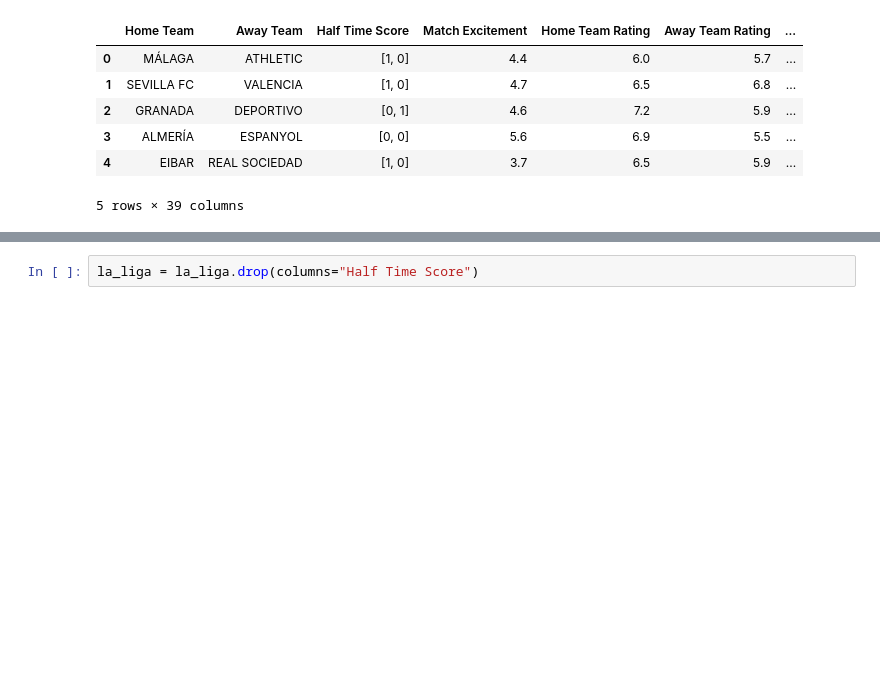
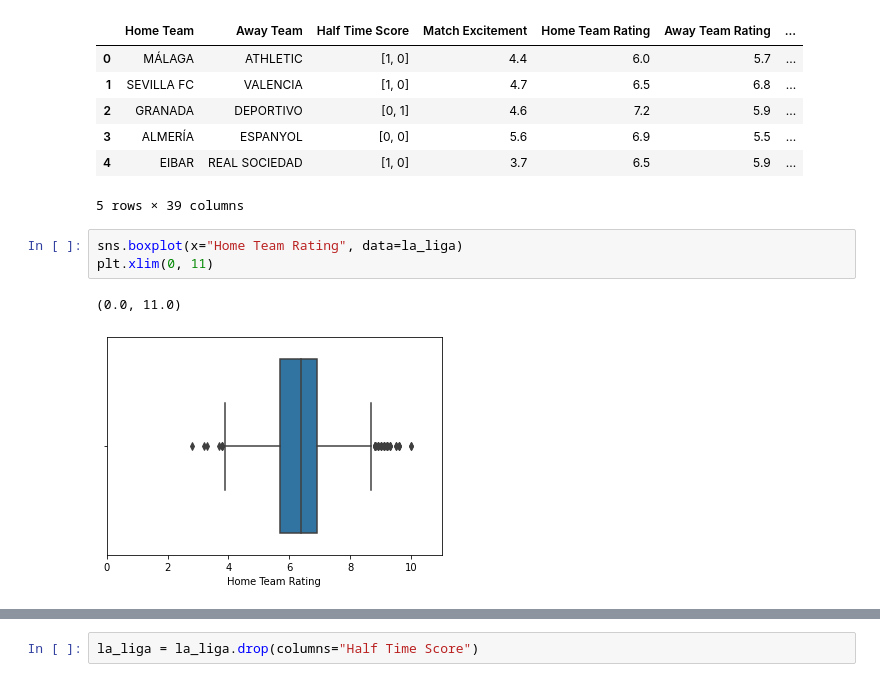
Before and after one commit to janisfroelich/gdv, a Jupyter notebook: la_liga_gdv.ipynb, the cells around one changed output, grey strips where cells are left out. Drawn from its saved outputs; the diff is of its cells as text; blank space fills up the shorter version.

Commit message:
boxplot, disthist

```diff
--- a/la_liga_gdv.ipynb
+++ b/la_liga_gdv.ipynb
@@ -77,3 +77,9 @@ la_liga.head()
 | 3 | ALMERÍA | ESPANYOL | [0, 0] | 5.6 | 6.9 | 5.5 | ... |
 | 4 | EIBAR | REAL SOCIEDAD | [1, 0] | 3.7 | 6.5 | 5.9 | ... |
 5 rows × 39 columns
+# %%
+sns.boxplot(x="Home Team Rating", data=la_liga)
+plt.xlim(0, 11)
+# %% [output]
+(0.0, 11.0)
+[figure, added]
```
Also changed, not shown: parts of 1 cell of this notebook.
